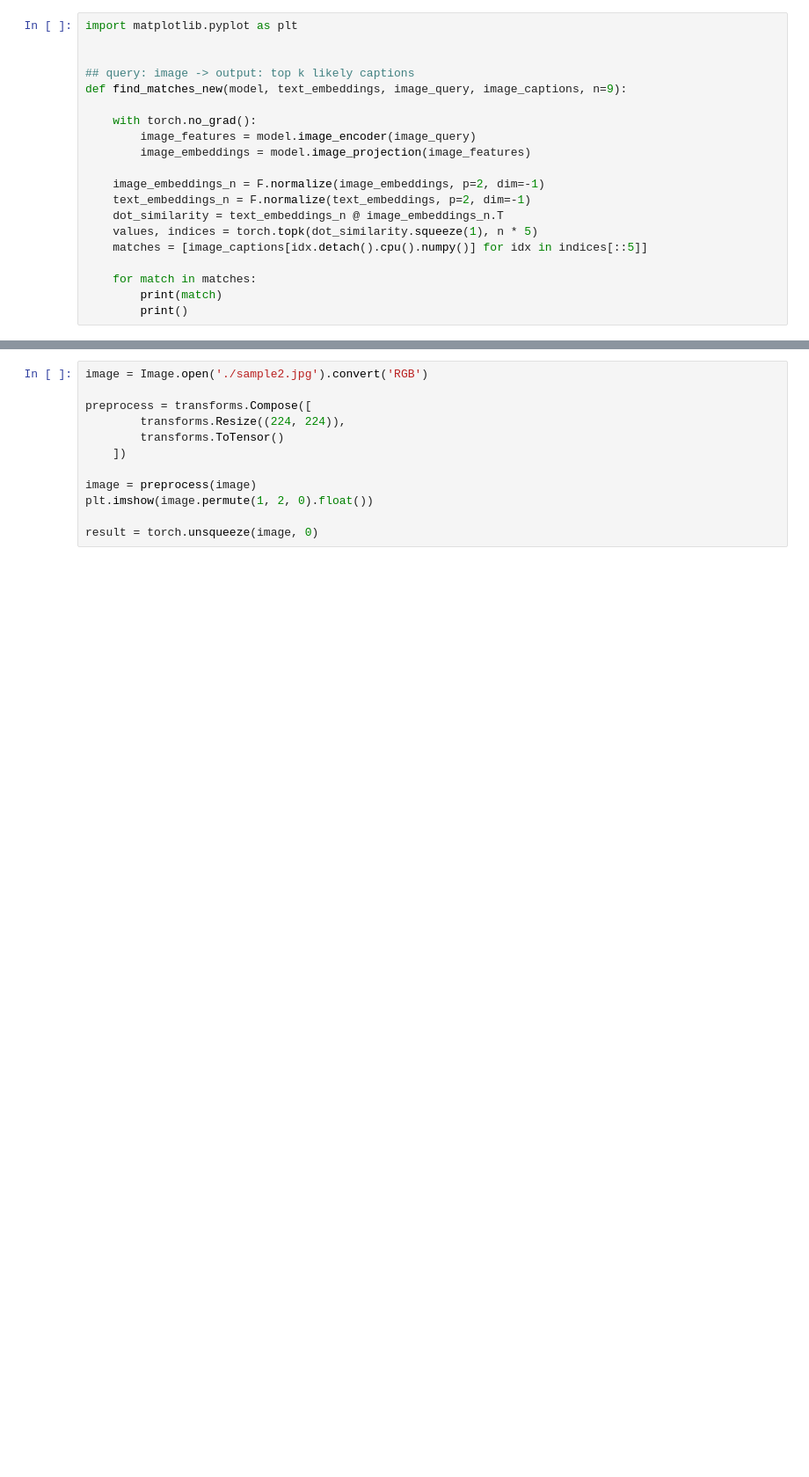
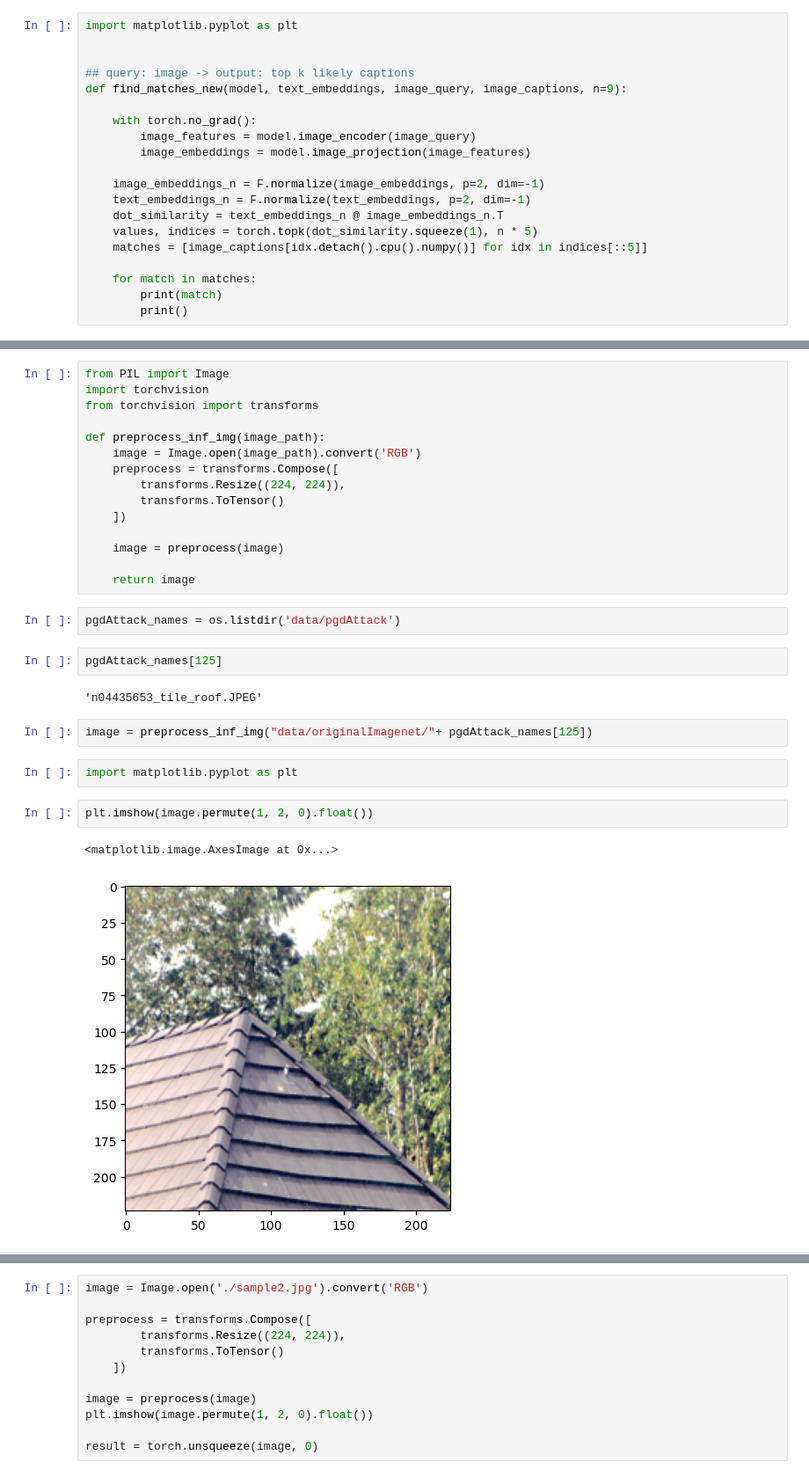
Before and after one commit to emilypark0418/AdversarialCLIPRobustness, a Jupyter notebook: BaseCode_v1.ipynb, the cells around one changed output, grey strips where cells are left out. Shown at 88% size. Drawn from its saved outputs; the diff is of its cells as text; blank space fills up the shorter version.

```diff
--- a/BaseCode_v1.ipynb
+++ b/BaseCode_v1.ipynb
@@ -486,0 +570,30 @@ def find_matches_new(model, text_embeddings, image_query, image_captions, n=9):
+# %%
+from PIL import Image
+import torchvision
+from torchvision import transforms
+
+def preprocess_inf_img(image_path):
+    image = Image.open(image_path).convert('RGB')
+    preprocess = transforms.Compose([
+        transforms.Resize((224, 224)),
+        transforms.ToTensor()
+    ])
+
+    image = preprocess(image)
+
+    return image
+# %%
+pgdAttack_names = os.listdir('data/pgdAttack')
+# %%
+pgdAttack_names[125]
+# %% [output]
+'n04435653_tile_roof.JPEG'
+# %%
+image = preprocess_inf_img("data/originalImagenet/"+ pgdAttack_names[125])
+# %%
+import matplotlib.pyplot as plt
+# %%
+plt.imshow(image.permute(1, 2, 0).float())
+# %% [output]
+<matplotlib.image.AxesImage at 0x...>
+[figure, added]
```
Also changed, not shown: parts of 26 cells of this notebook.
